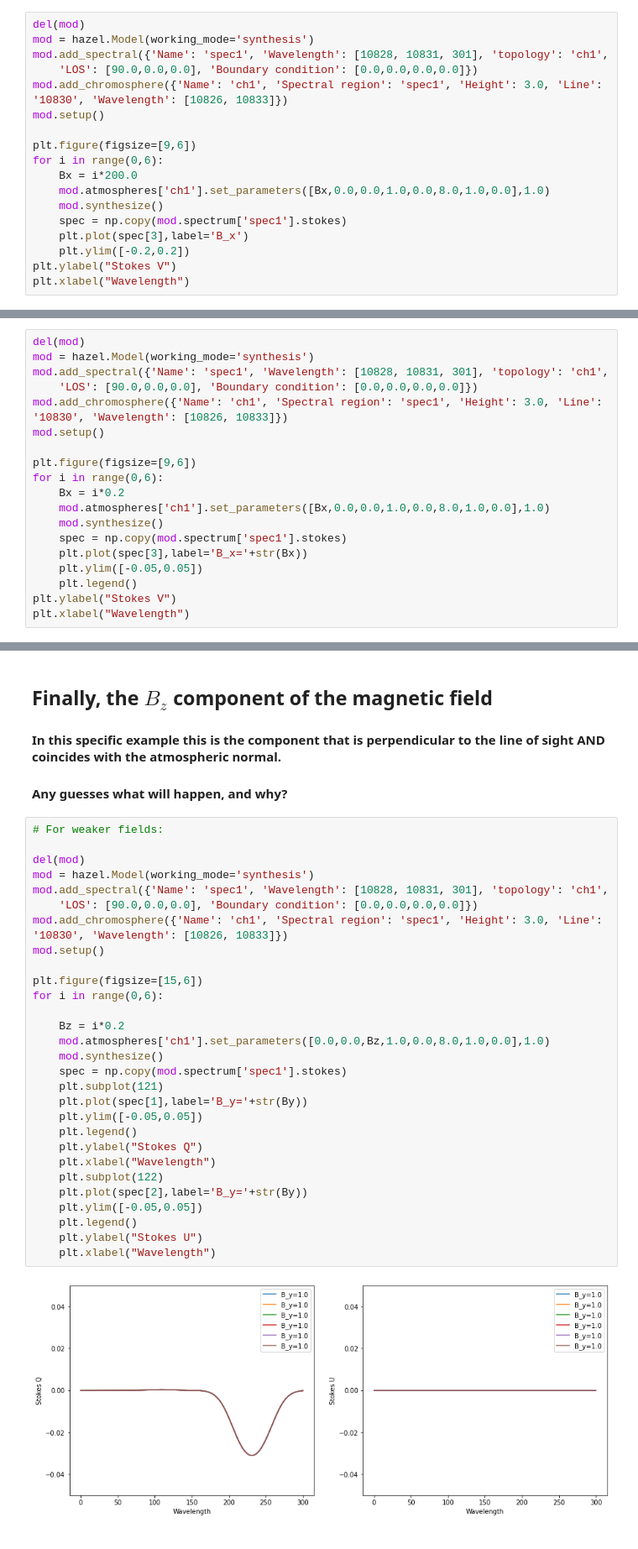
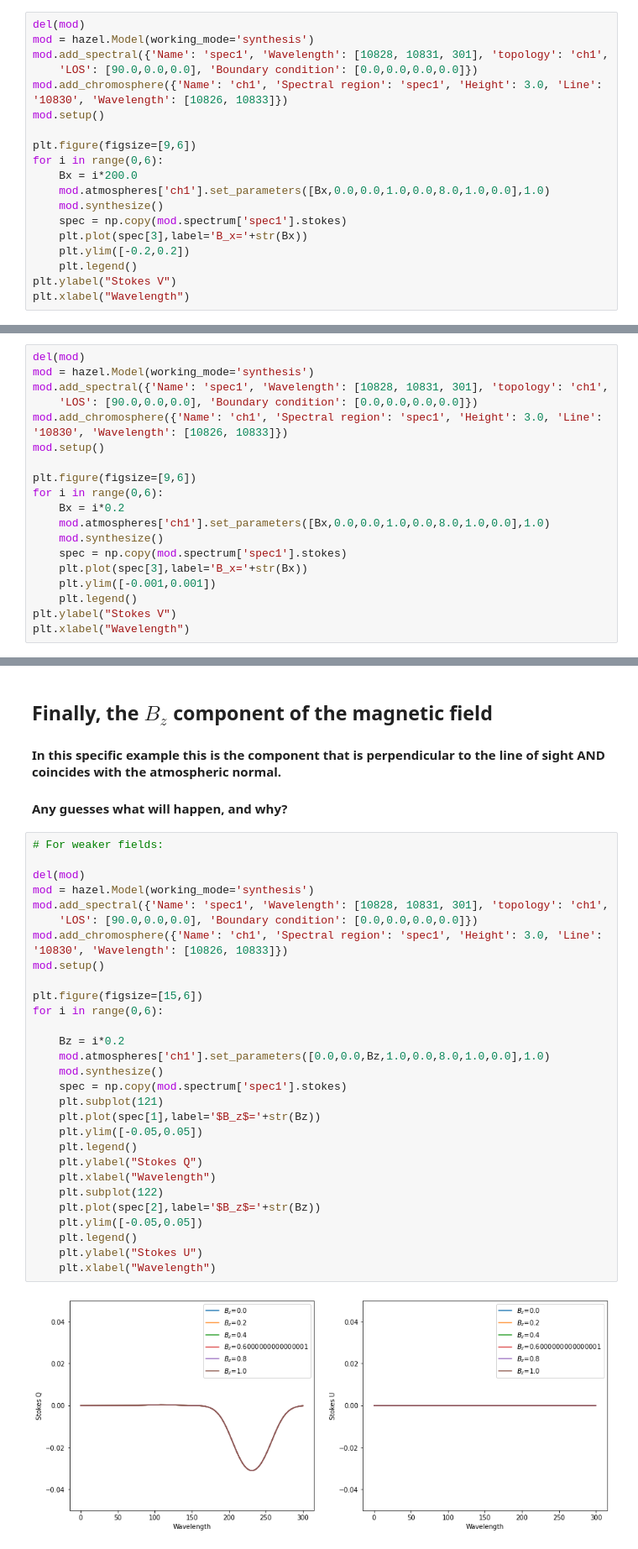
Before and after one commit to ivanzmilic/dkist_workshop_5, a Jupyter notebook: Hazel2_forward.ipynb, the cells around one changed output, grey strips where cells are left out. Shown at 84% size. Drawn from its saved outputs; the diff is of its cells as text.

```diff
--- a/Hazel2_forward.ipynb
+++ b/Hazel2_forward.ipynb
@@ -298,8 +306,9 @@ for i in range(0,6):
     mod.atmospheres['ch1'].set_parameters([Bx,0.0,0.0,1.0,0.0,8.0,1.0,0.0],1.0)
     mod.synthesize()
     spec = np.copy(mod.spectrum['spec1'].stokes)
-    plt.plot(spec[3],label='B_x')
+    plt.plot(spec[3],label='B_x='+str(Bx))
     plt.ylim([-0.2,0.2])
+    plt.legend()
 plt.ylabel("Stokes V")
 plt.xlabel("Wavelength")
 # %% [output]
@@ -372,7 +381,7 @@ for i in range(0,6):
     mod.synthesize()
     spec = np.copy(mod.spectrum['spec1'].stokes)
     plt.plot(spec[3],label='B_x='+str(Bx))
-    plt.ylim([-0.05,0.05])
+    plt.ylim([-0.001,0.001])
     plt.legend()
 plt.ylabel("Stokes V")
 plt.xlabel("Wavelength")
@@ -483,34 +492,34 @@ for i in range(0,6):
 # %%
 # For weaker fields:
 
 del(mod)
 mod = hazel.Model(working_mode='synthesis')
 mod.add_spectral({'Name': 'spec1', 'Wavelength': [10828, 10831, 301], 'topology': 'ch1',
     'LOS': [90.0,0.0,0.0], 'Boundary condition': [0.0,0.0,0.0,0.0]})
 mod.add_chromosphere({'Name': 'ch1', 'Spectral region': 'spec1', 'Height': 3.0, 'Line': '10830', 'Wavelength': [10826, 10833]})
 mod.setup()
 
 plt.figure(figsize=[15,6])
 for i in range(0,6):
 
     Bz = i*0.2
     mod.atmospheres['ch1'].set_parameters([0.0,0.0,Bz,1.0,0.0,8.0,1.0,0.0],1.0)
     mod.synthesize()
     spec = np.copy(mod.spectrum['spec1'].stokes)
     plt.subplot(121)
-    plt.plot(spec[1],label='B_y='+str(By))
+    plt.plot(spec[1],label='$B_z$='+str(Bz))
     plt.ylim([-0.05,0.05])
     plt.legend()
     plt.ylabel("Stokes Q")
     plt.xlabel("Wavelength")
     plt.subplot(122)
-    plt.plot(spec[2],label='B_y='+str(By))
+    plt.plot(spec[2],label='$B_z$='+str(Bz))
     plt.ylim([-0.05,0.05])
     plt.legend()
     plt.ylabel("Stokes U")
     plt.xlabel("Wavelength")
 # %% [output]
-[figure, old version]
+[figure, new version]
 # %%
 # For Stronger fields:
 
```
Also changed, not shown: parts of 11 cells of this notebook, 2 other files.
